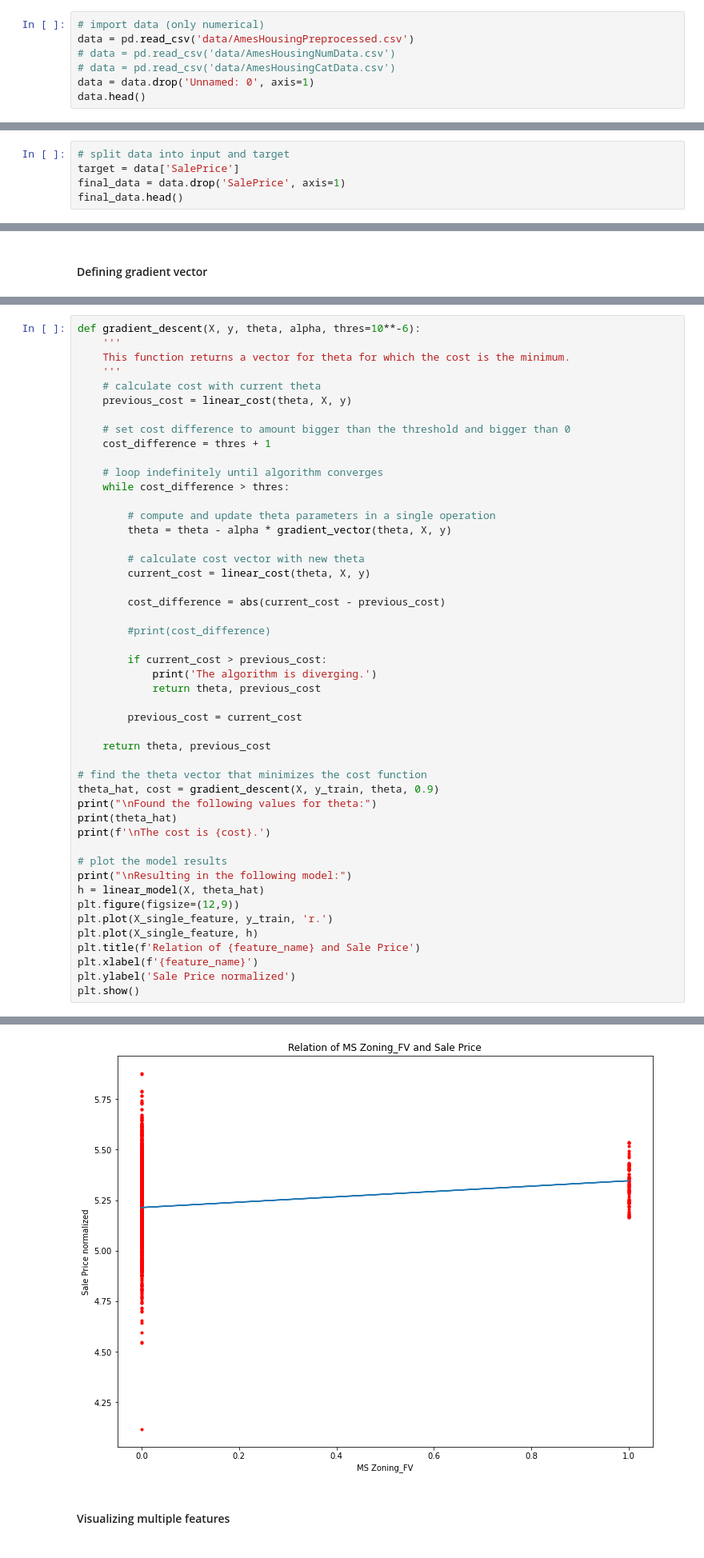
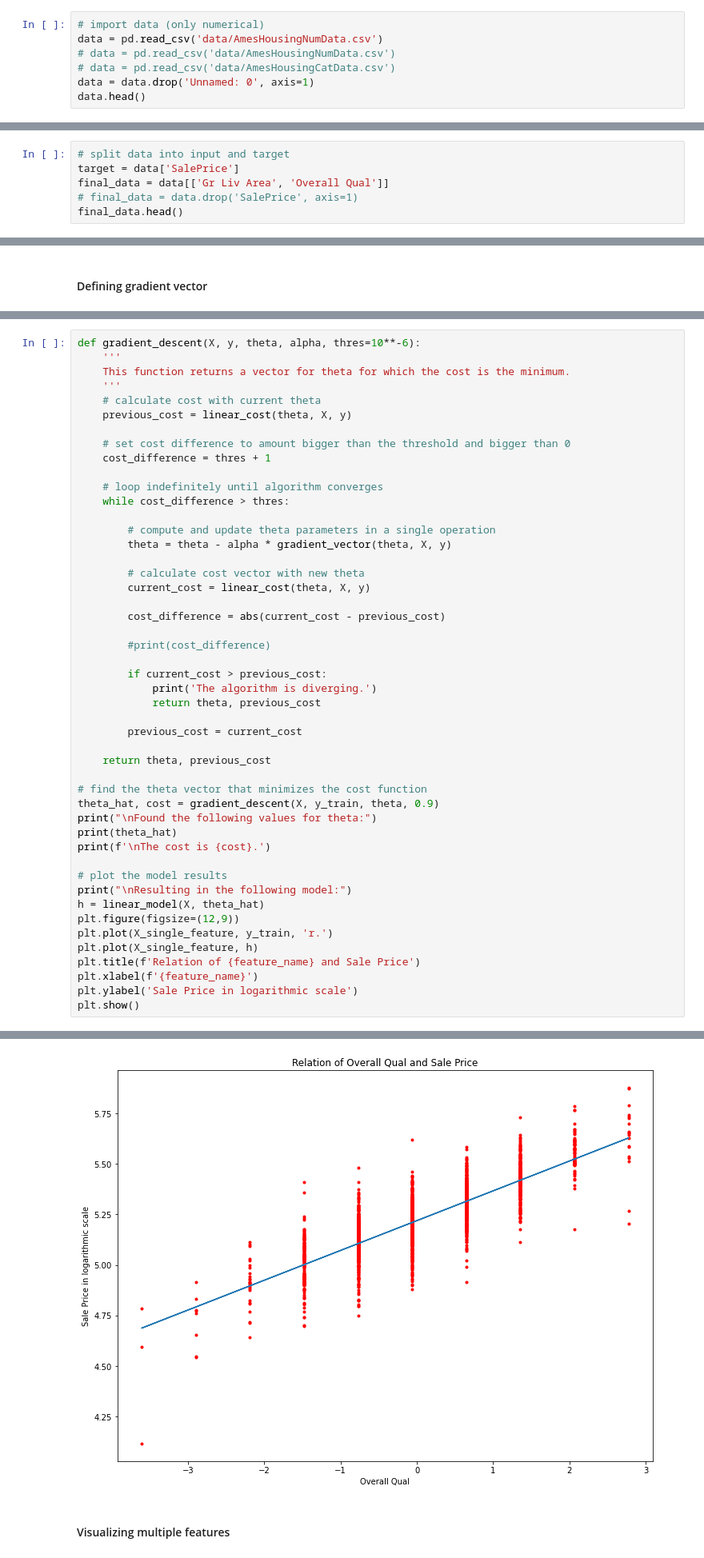
Before and after one commit to Youri-is-super-awesome/Bitches-and-beaches, a Jupyter notebook: code/model_version1.ipynb, the cells around one changed output, grey strips where cells are left out. Shown at 80% size. Saved outputs shown, nothing was run; the diff lists cells and outputs as text.

```diff
--- a/code/model_version1.ipynb
+++ b/code/model_version1.ipynb
@@ -9,7 +9,7 @@ import numpy as np
 from sklearn.model_selection import train_test_split
 # %%
 # import data (only numerical)
-data = pd.read_csv('data/AmesHousingPreprocessed.csv')
+data = pd.read_csv('data/AmesHousingNumData.csv')
 # data = pd.read_csv('data/AmesHousingNumData.csv')
 # data = pd.read_csv('data/AmesHousingCatData.csv')
 data = data.drop('Unnamed: 0', axis=1)
@@ -25,6 +24,7 @@ data.head()
 # %%
 # split data into input and target
 target = data['SalePrice']
-final_data = data.drop('SalePrice', axis=1)
+final_data = data[['Gr Liv Area', 'Overall Qual']]
+# final_data = data.drop('SalePrice', axis=1)
 final_data.head()
 # %% [output]
@@ -221,7 +220,7 @@ plt.plot(X_single_feature, y_train, 'r.')
 plt.plot(X_single_feature, h)
 plt.title(f'Relation of {feature_name} and Sale Price')
 plt.xlabel(f'{feature_name}')
-plt.ylabel('Sale Price normalized')
+plt.ylabel('Sale Price in logarithmic scale')
 plt.show()
 # %% [output]
 Found the following values for theta:
@@ -232,6 +231,6 @@ The cost is 0.015273089945150963.
 
 Resulting in the following model:
-[figure, old version]
+[figure, new version]
 # %% [markdown]
 #### Visualizing multiple features
 # %%
```
Also changed, not shown: parts of 10 cells of this notebook, 2 other files.
